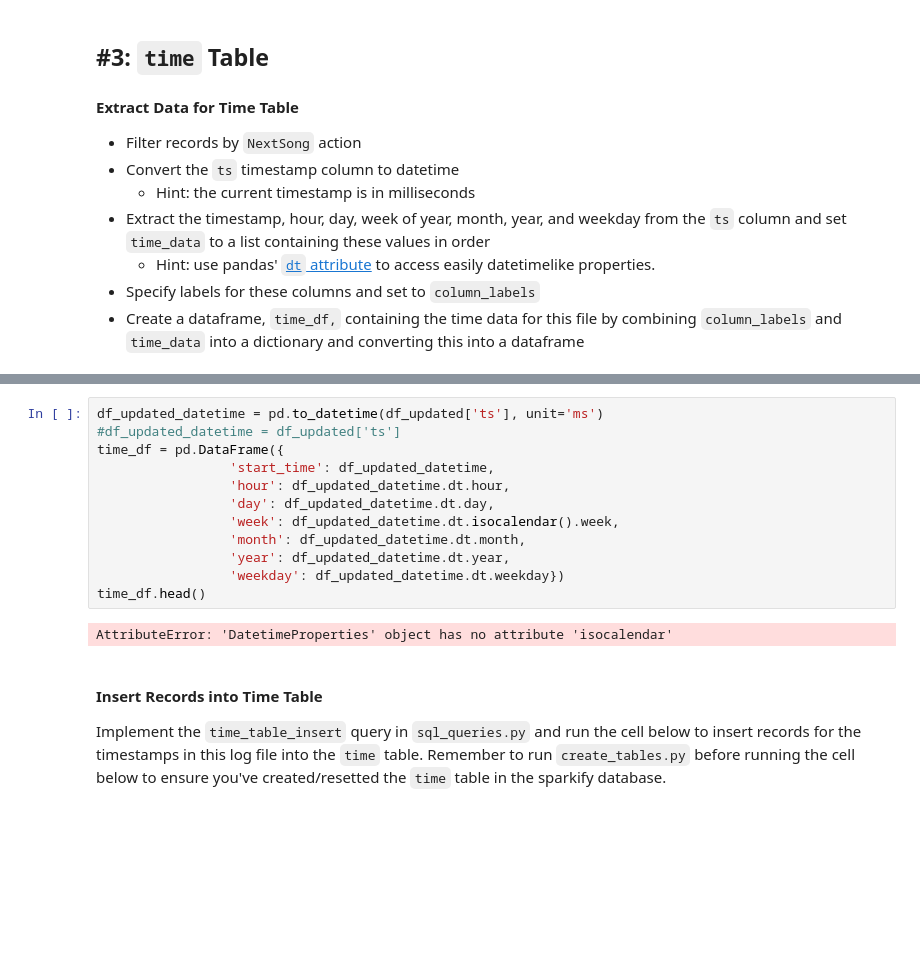
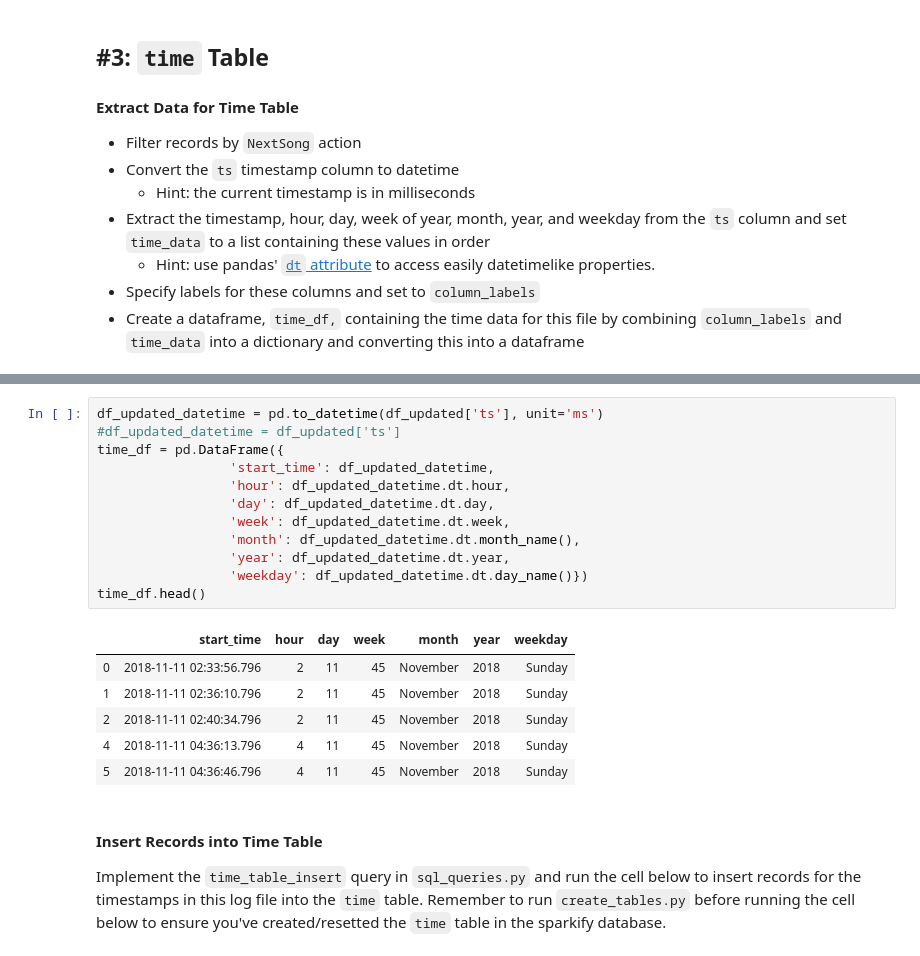
Before and after one commit to reachgopi/DEN.DataModeling.postgres, a Jupyter notebook: etl.ipynb, the cells around one changed output, grey strips where cells are left out. Cells and saved outputs as stored; diff of their text form; blank space fills up the shorter version.

```diff
--- a/etl.ipynb
+++ b/etl.ipynb
@@ -124,17 +124,22 @@ df_updated.head()
 # %%
 df_updated_datetime = pd.to_datetime(df_updated['ts'], unit='ms')
 #df_updated_datetime = df_updated['ts']
 time_df = pd.DataFrame({
                  'start_time': df_updated_datetime,
                  'hour': df_updated_datetime.dt.hour,
                  'day': df_updated_datetime.dt.day,
-                 'week': df_updated_datetime.dt.isocalendar().week,
-                 'month': df_updated_datetime.dt.month,
+                 'week': df_updated_datetime.dt.week,
+                 'month': df_updated_datetime.dt.month_name(),
                  'year': df_updated_datetime.dt.year,
-                 'weekday': df_updated_datetime.dt.weekday})
+                 'weekday': df_updated_datetime.dt.day_name()})
 time_df.head()
 # %% [output]
-AttributeError: 'DatetimeProperties' object has no attribute 'isocalendar'
+|  | start_time | hour | day | week | month | year | weekday |
+| 0 | 2018-11-11 02:33:56.796 | 2 | 11 | 45 | November | 2018 | Sunday |
+| 1 | 2018-11-11 02:36:10.796 | 2 | 11 | 45 | November | 2018 | Sunday |
+| 2 | 2018-11-11 02:40:34.796 | 2 | 11 | 45 | November | 2018 | Sunday |
+| 4 | 2018-11-11 04:36:13.796 | 4 | 11 | 45 | November | 2018 | Sunday |
+| 5 | 2018-11-11 04:36:46.796 | 4 | 11 | 45 | November | 2018 | Sunday |
 # %% [markdown]
 #### Insert Records into Time Table
 Implement the `time_table_insert` query in `sql_queries.py` and run the cell below to insert records for the timestamps in this log file into the `time` table. Remember to run `create_tables.py` before running the cell below to ensure you've created/resetted the `time` table in the sparkify database.
```
Also changed, not shown: parts of 1 cell of this notebook, 4 other files.
